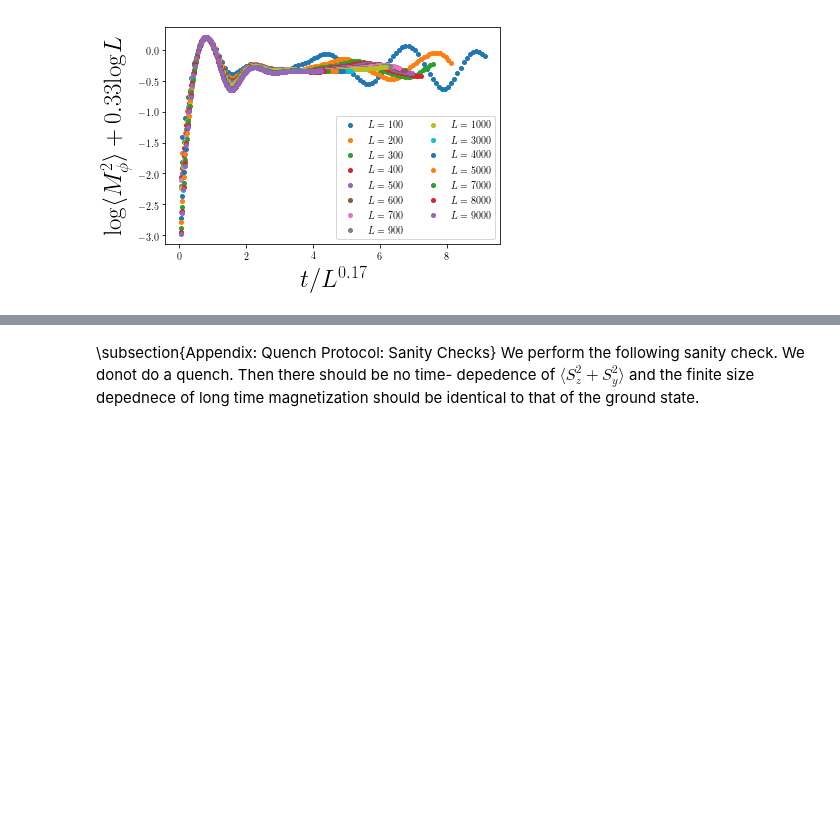
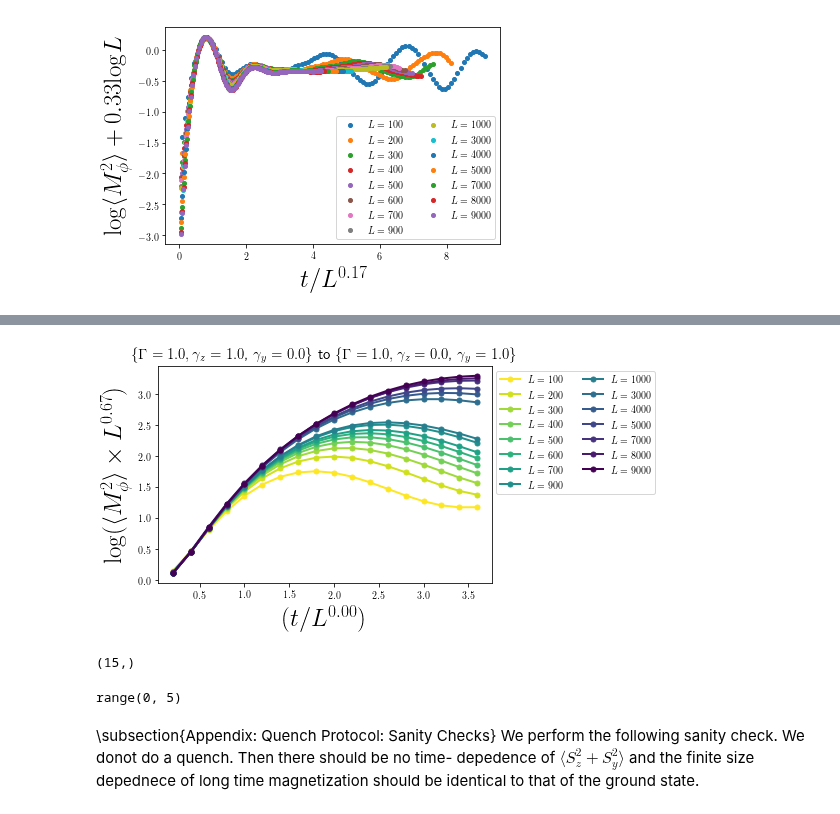
Before and after one commit to paraj003/LMG_quench, a Jupyter notebook: LMG_sim.ipynb, the cells around one changed output, grey strips where cells are left out. Saved outputs shown, nothing was run; the diff lists cells and outputs as text; code cells hidden in the pictures; blank space fills up the shorter version.

```diff
--- a/LMG_sim.ipynb
+++ b/LMG_sim.ipynb
@@ -513,3 +516,45 @@ plt.savefig(figname,bbox_inches="tight")
+# %%
+#Plot log-log scale and identify the N^# dependence of the time scale at short times
+mz=0.67#0.5#0.36
+mt=0.0#0.25#0.18
+θ=1.75
+tend=18
+cmap=plt.cm.get_cmap('viridis_r')
+colors = cmap(np.linspace(0,1,np.size(Larr_nonzero)))
+for L,p in zip(Larr_nonzero,range(np.size(Larr_nonzero))):
+    Mϕ2vals_nonzero=(Sϕ2vals_nonzero*4/L**2)
+    plt.plot((tarr[:tend]/L**mt),np.log((Mϕ2vals_nonzero[:tend,p])*(L**mz)),'-o',color=colors[p],markersize=5,linewidth=2,label='$L=%d$'% L)
+plt.xlabel("$(t/L^{ %0.2f }) $"% mt,fontsize=25)
+plt.ylabel("$\\log(\\langle M^2_\\phi \\rangle \\times L^{%0.2f})$"% mz,fontsize=25)
+plt.legend(bbox_to_anchor=(1.5,1),numpoints=1,ncol=2)
+
+
+colors = cmap(np.linspace(0,1,tend))
+#for t,p in zip(tarr[:tend],range(tend)):
+#    plt.loglog(Larr_nonzero,Mϕ2vals_nonzero[p,:],'-o',color=colors[p],markersize=5,linewidth=2,label='$t=%.1f$'% t)
+#plt.loglog(tarr[3:45]/L**mt,(10**0.42)*(tarr[3:45]/L**mt)**θ,'--',color='red',linewidth=2,label='Fit $\\sim t^{%.2f}$'%θ)
+#plt.xlim(0,1)
+#plt.xlabel("$L$",fontsize=25)
+#plt.ylabel("$\\langle M^2_\\phi \\rangle \\times L^{%0.2f}$"% mz,fontsize=25)
+plt.legend(bbox_to_anchor=(1.5,1),numpoints=1,ncol=2)
+plt.title(' \\{$\Gamma=%.1f, \\gamma_z= %.1f $, $\\gamma_{y}= %.1f $\\} to \\{$\\Gamma=%.1f, \\gamma_z= %.1f $, $\\gamma_{y}= %.1f $\\}'%(paramvals0.Γ,paramvals0.γz,paramvals0.γy, paramvalsf.Γ,paramvalsf.γz,paramvalsf.γy),fontsize=15)
+
+
+#figname='/home/parajtitum/Dropbox/Research_Projects_Current/LMG_Quench/plots/Aging_loglogII_All_L_St_[0_'+str(dt)+'_'+str(Tf)+']_from_'+paramvals0.paramstrwithoutLS()+'to'+paramvalsf.paramstrwithoutLS()+'.pdf'
+#plt.savefig(figname,bbox_inches="tight")
+
+figname='/home/parajtitum/Dropbox/Research_Projects_Current/LMG_Quench/plots/Aging_semilogyII_All_L_St_[0_'+str(dt)+'_'+str(Tf)+']_from_'+paramvals0.paramstrwithoutLS()+'to'+paramvalsf.paramstrwithoutLS()+'.pdf'
+plt.savefig(figname,bbox_inches="tight")
+# %% [output]
+[figure, added]
+# %%
+np.shape(Larr_nonzero)
+# %% [output]
+(15,)
+# %%
+range(tend)
+# %% [output]
+range(0, 5)
 # %% [markdown]
 \subsection{Appendix: Quench Protocol: Sanity Checks}
 We perform the following sanity check. We donot do a quench. Then there should be no time- depedence of $\langle S_z^2+S_y^2\rangle $ and the finite size depednece of long time magnetization should be identical to that of the ground state.
```
Also changed, not shown: parts of 2 cells of this notebook.
